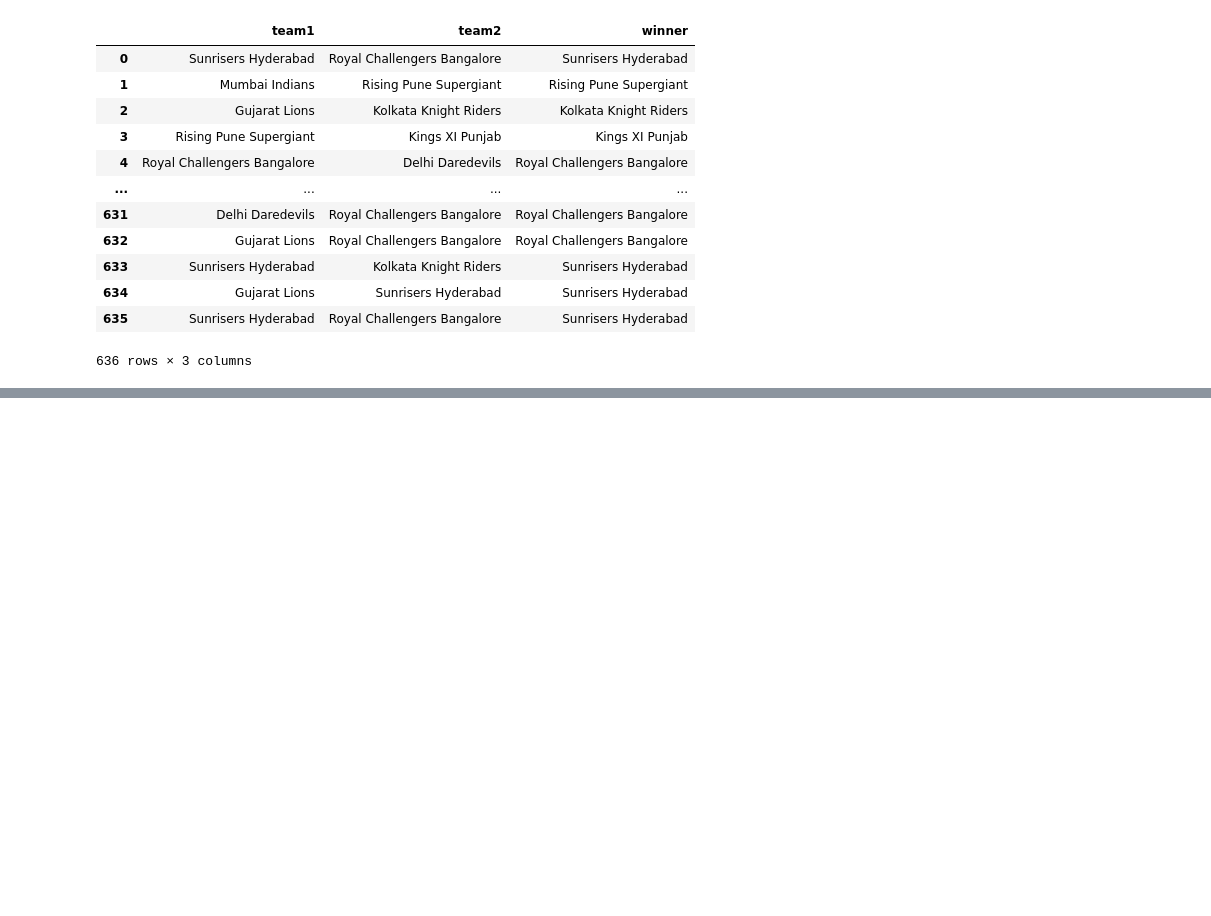
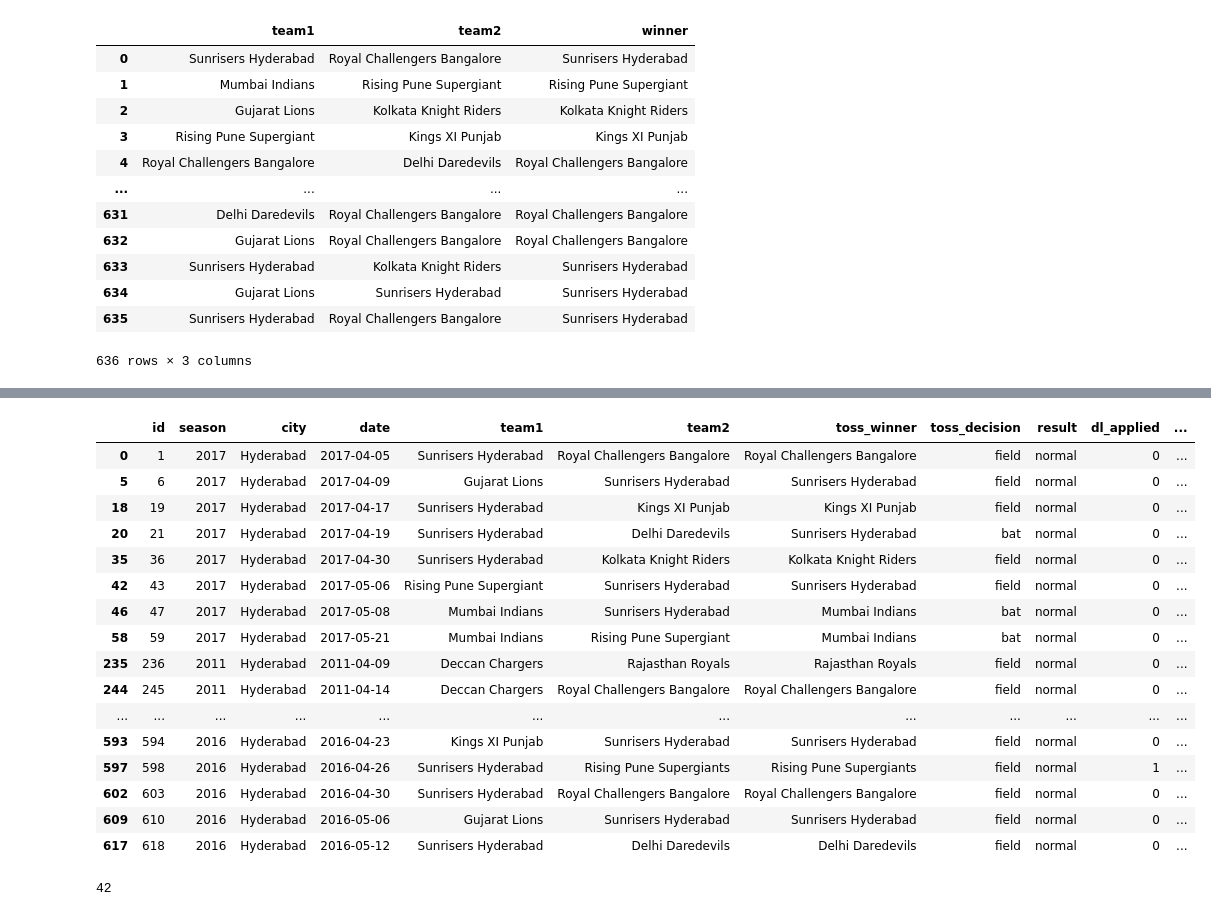
Before and after one commit to hrishavraj89/pandas, a Jupyter notebook: IPL_Analysis.ipynb, the cells around one changed output, grey strips where cells are left out. Cells and saved outputs as stored; diff of their text form; code cells hidden in the pictures; blank space fills up the shorter version.

```diff
--- a/IPL_Analysis.ipynb
+++ b/IPL_Analysis.ipynb
@@ -202,0 +252,30 @@ data.iloc[:, [4, 5, 10]]
+# %%
+mask1 = data['city'] == 'Hyderabad'
+mask2 = data['date'] > '2010-01-01'
+
+data[mask1 & mask2]
+# %% [output]
+|  | id | season | city | date | team1 | team2 | toss_winner | toss_decision | result | dl_applied | ... |
+| 0 | 1 | 2017 | Hyderabad | 2017-04-05 | Sunrisers Hyderabad | Royal Challengers Bangalore | Royal Challengers Bangalore | field | normal | 0 | ... |
+| 5 | 6 | 2017 | Hyderabad | 2017-04-09 | Gujarat Lions | Sunrisers Hyderabad | Sunrisers Hyderabad | field | normal | 0 | ... |
+| 18 | 19 | 2017 | Hyderabad | 2017-04-17 | Sunrisers Hyderabad | Kings XI Punjab | Kings XI Punjab | field | normal | 0 | ... |
+| 20 | 21 | 2017 | Hyderabad | 2017-04-19 | Sunrisers Hyderabad | Delhi Daredevils | Sunrisers Hyderabad | bat | normal | 0 | ... |
+| 35 | 36 | 2017 | Hyderabad | 2017-04-30 | Sunrisers Hyderabad | Kolkata Knight Riders | Kolkata Knight Riders | field | normal | 0 | ... |
+| 42 | 43 | 2017 | Hyderabad | 2017-05-06 | Rising Pune Supergiant | Sunrisers Hyderabad | Sunrisers Hyderabad | field | normal | 0 | ... |
+| 46 | 47 | 2017 | Hyderabad | 2017-05-08 | Mumbai Indians | Sunrisers Hyderabad | Mumbai Indians | bat | normal | 0 | ... |
+| 58 | 59 | 2017 | Hyderabad | 2017-05-21 | Mumbai Indians | Rising Pune Supergiant | Mumbai Indians | bat | normal | 0 | ... |
+| 235 | 236 | 2011 | Hyderabad | 2011-04-09 | Deccan Chargers | Rajasthan Royals | Rajasthan Royals | field | normal | 0 | ... |
+| 244 | 245 | 2011 | Hyderabad | 2011-04-14 | Deccan Chargers | Royal Challengers Bangalore | Royal Challengers Bangalore | field | normal | 0 | ... |
+| ... | ... | ... | ... | ... | ... | ... | ... | ... | ... | ... | ... |
+| 593 | 594 | 2016 | Hyderabad | 2016-04-23 | Kings XI Punjab | Sunrisers Hyderabad | Sunrisers Hyderabad | field | normal | 0 | ... |
+| 597 | 598 | 2016 | Hyderabad | 2016-04-26 | Sunrisers Hyderabad | Rising Pune Supergiants | Rising Pune Supergiants | field | normal | 1 | ... |
+| 602 | 603 | 2016 | Hyderabad | 2016-04-30 | Sunrisers Hyderabad | Royal Challengers Bangalore | Royal Challengers Bangalore | field | normal | 0 | ... |
+| 609 | 610 | 2016 | Hyderabad | 2016-05-06 | Gujarat Lions | Sunrisers Hyderabad | Sunrisers Hyderabad | field | normal | 0 | ... |
+| 617 | 618 | 2016 | Hyderabad | 2016-05-12 | Sunrisers Hyderabad | Delhi Daredevils | Delhi Daredevils | field | normal | 0 | ... |
+# %%
+mask1 = data['city'] == 'Hyderabad'
+mask2 = data['date'] > '2010-01-01'
+
+data[mask1 & mask2].shape[0]
+# %% [output]
+42
```
Also changed, not shown: parts of 5 cells of this notebook.
